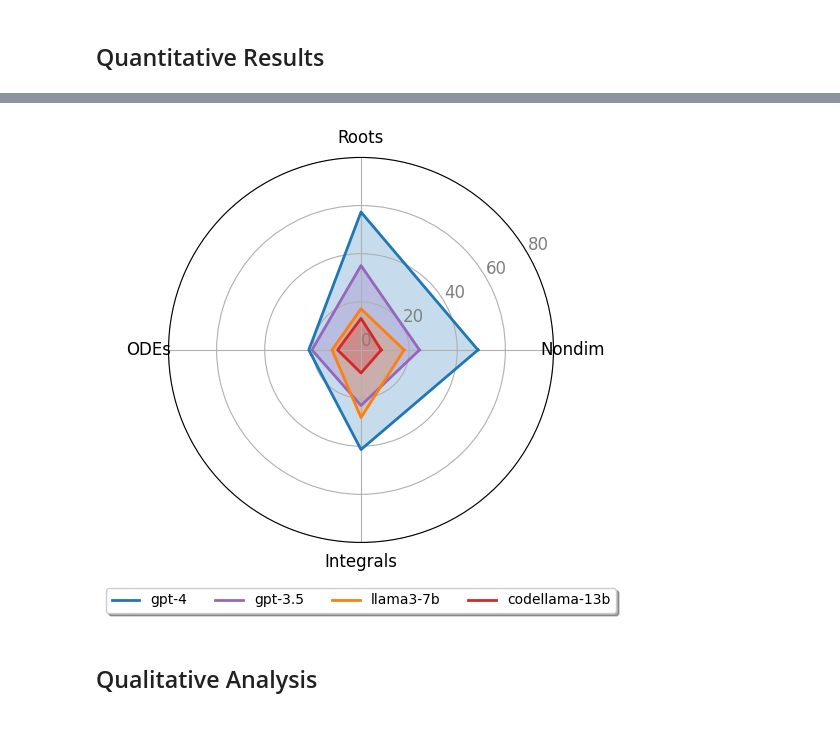
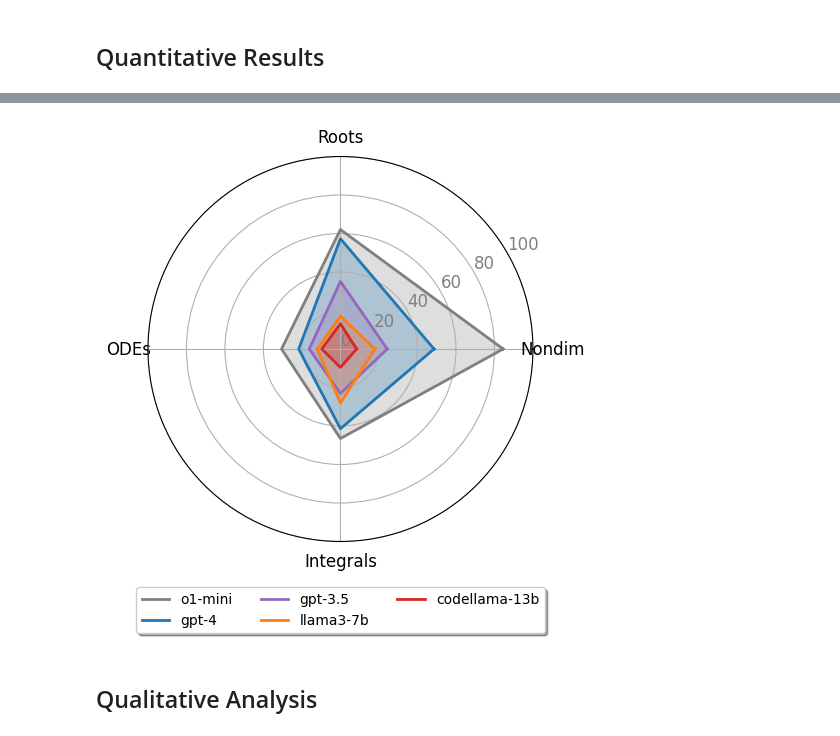
Before and after one commit to sarahmart/HARDMath, a Jupyter notebook: evaluation/paper_plotting.ipynb, the cells around one changed output, grey strips where cells are left out. Cells and saved outputs as stored; diff of their text form; code cells hidden in the pictures.

```diff
--- a/evaluation/paper_plotting.ipynb
+++ b/evaluation/paper_plotting.ipynb
@@ -23,23 +23,26 @@ evalsum_df
 # %%
 # by model
 fig, ax  = plt.subplots(figsize=(5,5))
-ax.plot(np.arange(3),evalsum_df.iloc[0,2:5],color = 'tab:blue',marker='o',label ='gpt-4')
+ax.plot([0,2],evalsum_df.iloc[0,2:4],color = 'tab:gray',marker='o',label ='o1-mini')
 for i in range(1,5):
-    ax.plot(np.arange(3),evalsum_df.iloc[i,2:5],'--',color = 'tab:blue',marker='o',alpha=0.3)
-ax.plot(np.arange(3),evalsum_df.iloc[0,6:9],color = 'tab:purple',marker='o',label ='gpt-3.5')
+    ax.plot([0,2],evalsum_df.iloc[i,2:4],'--',color = 'tab:gray',marker='o',alpha=0.3)
+ax.plot(np.arange(3),evalsum_df.iloc[0,4:7],color = 'tab:blue',marker='o',label ='gpt-4')
 for i in range(1,5):
-    ax.plot(np.arange(3),evalsum_df.iloc[i,6:9],'--',color = 'tab:purple',marker='o',alpha=0.3)
-ax.plot([0,2],evalsum_df.iloc[0,10:12],color = 'tab:orange',marker='o',label ='llama3-7b')
+    ax.plot(np.arange(3),evalsum_df.iloc[i,4:7],'--',color = 'tab:blue',marker='o',alpha=0.3)
+ax.plot(np.arange(3),evalsum_df.iloc[0,8:11],color = 'tab:purple',marker='o',label ='gpt-3.5')
 for i in range(1,5):
-    ax.plot([0,2],evalsum_df.iloc[i,10:12],'--',color = 'tab:orange',marker='o',alpha=0.3)
-ax.plot([0,2],evalsum_df.iloc[0,13:15],color = 'tab:red',marker='o',label ='codellama-13b')
+    ax.plot(np.arange(3),evalsum_df.iloc[i,8:11],'--',color = 'tab:purple',marker='o',alpha=0.3)
+ax.plot([0,2],evalsum_df.iloc[0,12:14],color = 'tab:orange',marker='o',label ='llama3-7b')
 for i in range(1,5):
-    ax.plot([0,2],evalsum_df.iloc[i,13:15],'--',color = 'tab:red',marker='o',alpha=0.3)
+    ax.plot([0,2],evalsum_df.iloc[i,12:14],'--',color = 'tab:orange',marker='o',alpha=0.3)
+ax.plot([0,2],evalsum_df.iloc[0,15:17],color = 'tab:red',marker='o',label ='codellama-13b')
+for i in range(1,5):
+    ax.plot([0,2],evalsum_df.iloc[i,15:17],'--',color = 'tab:red',marker='o',alpha=0.3)
 ax.set_xticks(np.arange(3))
 ax.set_xticklabels(['0-shot','1-shot','5-shot'])
 ax.set_ylabel('Accuracy (%)')
 #ax.legend()
 ax.legend(loc='upper center', bbox_to_anchor=(0.5, -0.05),
-          fancybox=True, shadow=True, ncol=5)
+          fancybox=True, shadow=True, ncol=3)
 # %% [output]
 <matplotlib.legend.Legend at 0x...>
@@ -117,45 +124,46 @@ num_vars = len(categories)
 
 # Data values for each model
 values = [
-    list(evalsum_df.iloc[1:5,4]),  # GPT-4
-    list(evalsum_df.iloc[1:5,8]),  # Model 2
-    list(evalsum_df.iloc[1:5,11]),   # Model 3
-    list(evalsum_df.iloc[1:5,14])  # Model 4
+    list(evalsum_df.iloc[1:5,3]),  # o1
+    list(evalsum_df.iloc[1:5,6]),  # gpt4
+    list(evalsum_df.iloc[1:5,10]),  # Model 2
+    list(evalsum_df.iloc[1:5,13]),   # Model 3
+    list(evalsum_df.iloc[1:5,16])  # Model 4
 ]
 
 # Repeat the first value to close the circular graph
 values = [v + [v[0]] for v in values]
 
 # Compute angle for each category
 angles = [n / float(num_vars) * 2 * pi for n in range(num_vars)]
 angles += angles[:1]
 
 # Plot
 fig, ax = plt.subplots(figsize=(5,5), subplot_kw=dict(polar=True))
 
 # Draw one axe per variable and add labels
 plt.xticks(angles[:-1], categories, color='black', size=12)
 
 
 # Draw ylabels
 ax.set_rlabel_position(30)
-plt.yticks([0, 20, 40,60,80], ['0','20','40','60','80'], color="grey", size=12)
-plt.ylim(0, 80)
+plt.yticks([0, 20, 40,60,80,100], ['0','20','40','60','80','100'], color="grey", size=12)
+plt.ylim(0, 100)
 
 # Plot data
-colors = ['tab:blue', 'tab:purple', 'tab:orange', 'tab:red']
-names = ['gpt-4', 'gpt-3.5', 'llama3-7b', 'codellama-13b']
+colors = ['tab:gray','tab:blue', 'tab:purple', 'tab:orange', 'tab:red']
+names = ['o1-mini','gpt-4', 'gpt-3.5', 'llama3-7b', 'codellama-13b']
 for i in range(len(values)):
     ax.plot(angles, values[i], linewidth=2, linestyle='solid', color=colors[i],label=names[i])
     ax.fill(angles, values[i], color=colors[i], alpha=0.25)
 
 # Add a legend
 ax.legend(loc='upper center', bbox_to_anchor=(0.5, -0.1),
-          fancybox=True, shadow=True, ncol=5)
+          fancybox=True, shadow=True, ncol=3)
 
 plt.show()
 # %% [output]
-[figure, old version]
+[figure, new version]
 # %% [markdown]
 ## Qualitative Analysis
 # %% [markdown]
```
Also changed, not shown: parts of 9 cells of this notebook, 14 other files.
